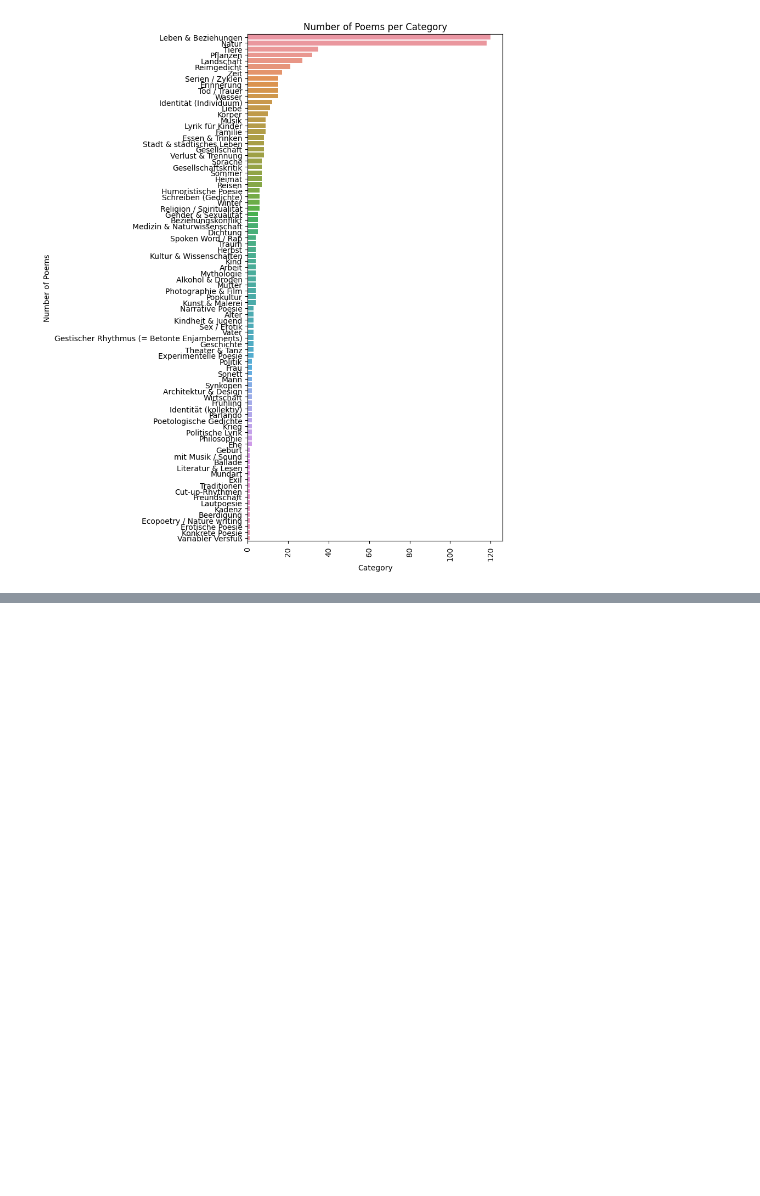
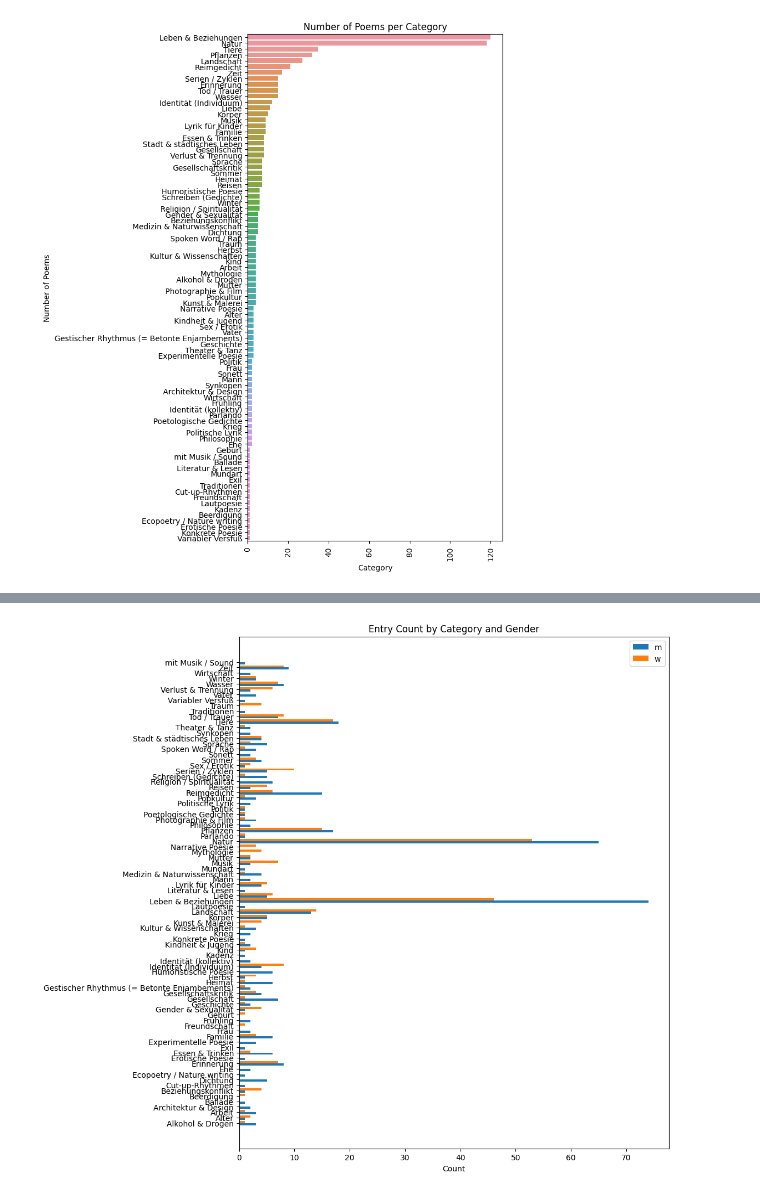
Before and after one commit to niceshice/Forschungsmethoden_LL_Gedichte, a Jupyter notebook: data_vis.ipynb, the cells around one changed output, grey strips where cells are left out. Saved outputs shown, nothing was run; the diff lists cells and outputs as text; code cells hidden in the pictures; blank space fills up the shorter version.

```diff
--- a/data_vis.ipynb
+++ b/data_vis.ipynb
@@ -187,0 +169,45 @@ plt.show()
+# %%
+# Get unique categories
+categories = sorted(set(category for categories in df['categories'] for category in categories))
+
+# Initialize counts for 'm' and 'w' with zeros for all categories
+counts_m = np.zeros(len(categories))
+counts_w = np.zeros(len(categories))
+
+# Calculate counts for gender 'm'
+for idx, row in df[df['gender'] == 'm'].iterrows():
+    for category in row['categories']:
+        counts_m[categories.index(category)] += 1
+
+# Calculate counts for gender 'w'
+for idx, row in df[df['gender'] == 'w'].iterrows():
+    for category in row['categories']:
+        counts_w[categories.index(category)] += 1
+
+# Create a figure and axis
+fig, ax = plt.subplots(figsize=(10, 12))
+
+# Set the bar width
+bar_width = 0.4
+
+# Plot the counts for 'm' on the left side
+ax.barh(np.arange(len(categories)) - bar_width/2, counts_m, height=bar_width, color='tab:blue', label='m')
+
+# Plot the counts for 'w' on the right side
+ax.barh(np.arange(len(categories)) + bar_width/2, counts_w, height=bar_width, color='tab:orange', label='w')
+
+# Set y-axis tick positions and labels
+ax.set_yticks(np.arange(len(categories)))
+ax.set_yticklabels(categories)
+
+# Set x-axis label and title
+ax.set_xlabel('Count')
+ax.set_title('Entry Count by Category and Gender')
+
+# Add legend
+ax.legend()
+
+# Show the plot
+plt.show()
+# %% [output]
+[figure, added]
```
Also changed, not shown: parts of 8 cells of this notebook, 5 other files.
